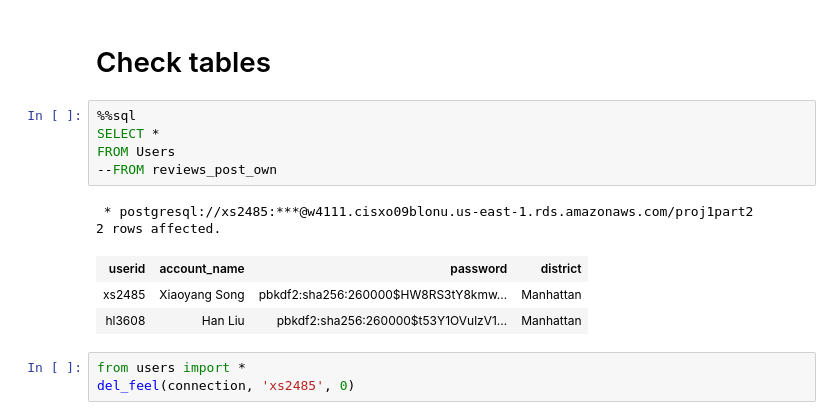
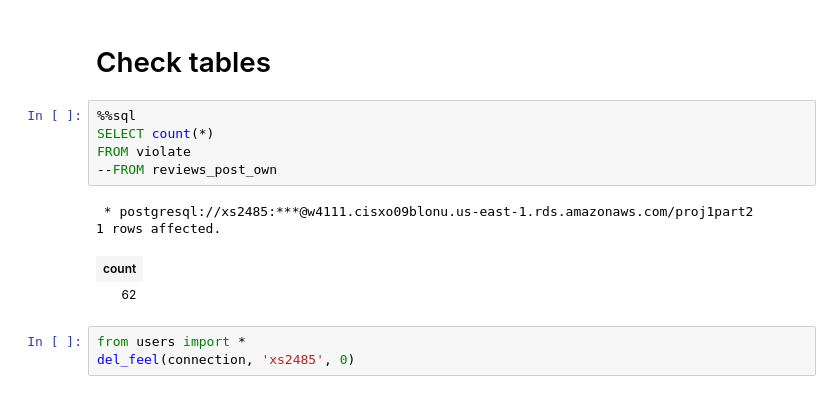
Before and after one commit to Xiaoyang-Song/NYC-Restaurant-Inspection-Database, a Jupyter notebook: 4111p1.ipynb, the cells around one changed output. Cells and saved outputs as stored; diff of their text form.

```diff
--- a/4111p1.ipynb
+++ b/4111p1.ipynb
@@ -845,15 +845,14 @@ LIMIT 1
 # Check tables
 # %%
 %%sql
-SELECT *
-FROM Users
+SELECT count(*)
+FROM violate
 --FROM reviews_post_own
 # %% [output]
  * postgresql://xs2485:***@w4111.cisxo09blonu.us-east-1.rds.amazonaws.com/proj1part2
-2 rows affected.
+1 rows affected.
-| userid | account_name | password | district |
-| xs2485 | Xiaoyang Song | pbkdf2:sha256:260000$HW8RS3tY8kmw... | Manhattan |
-| hl3608 | Han Liu | pbkdf2:sha256:260000$t53Y1OVulzV1... | Manhattan |
+| count |
+| 62 |
 # %%
 from users import *
 del_feel(connection, 'xs2485', 0)
```
Also changed, not shown: 2 other files.
